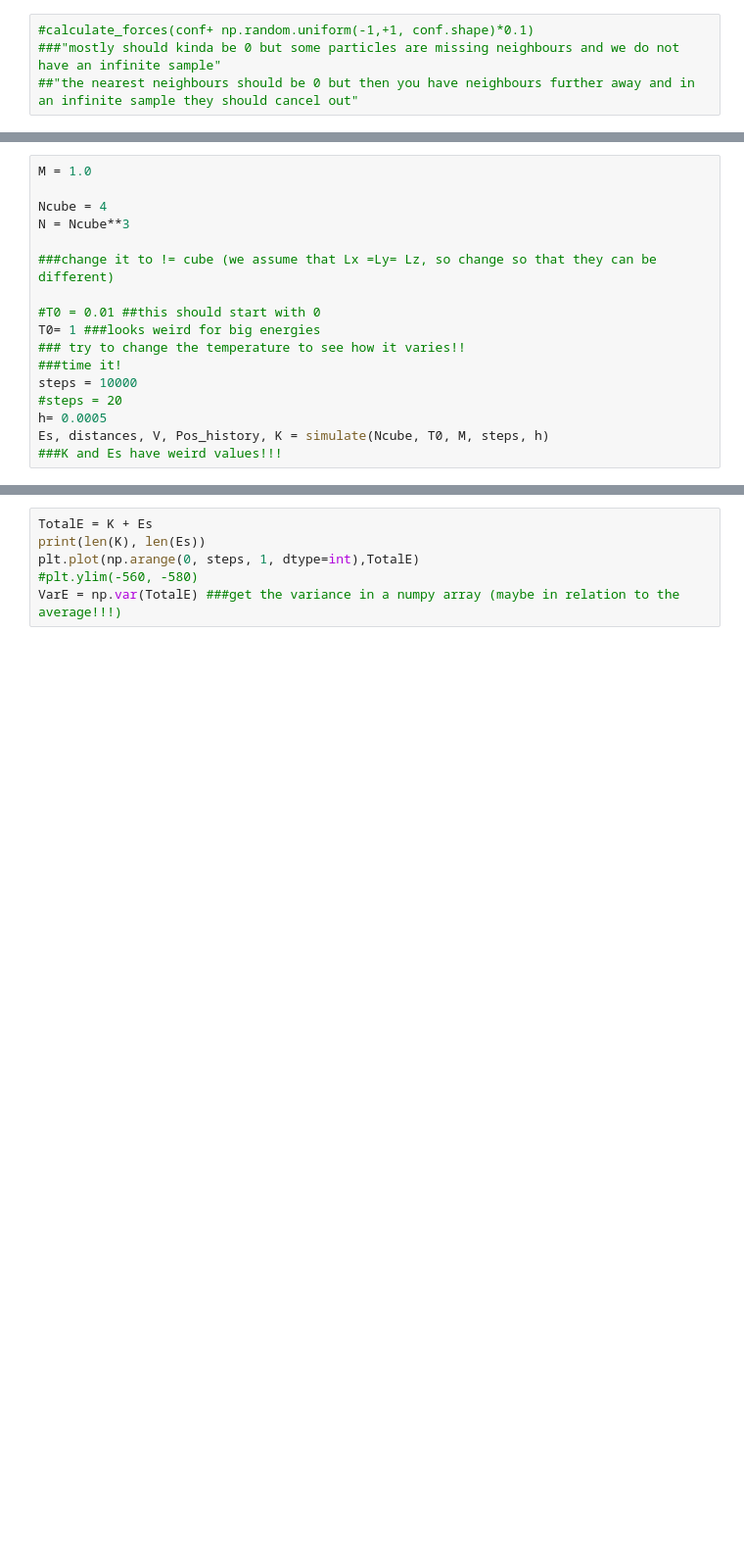
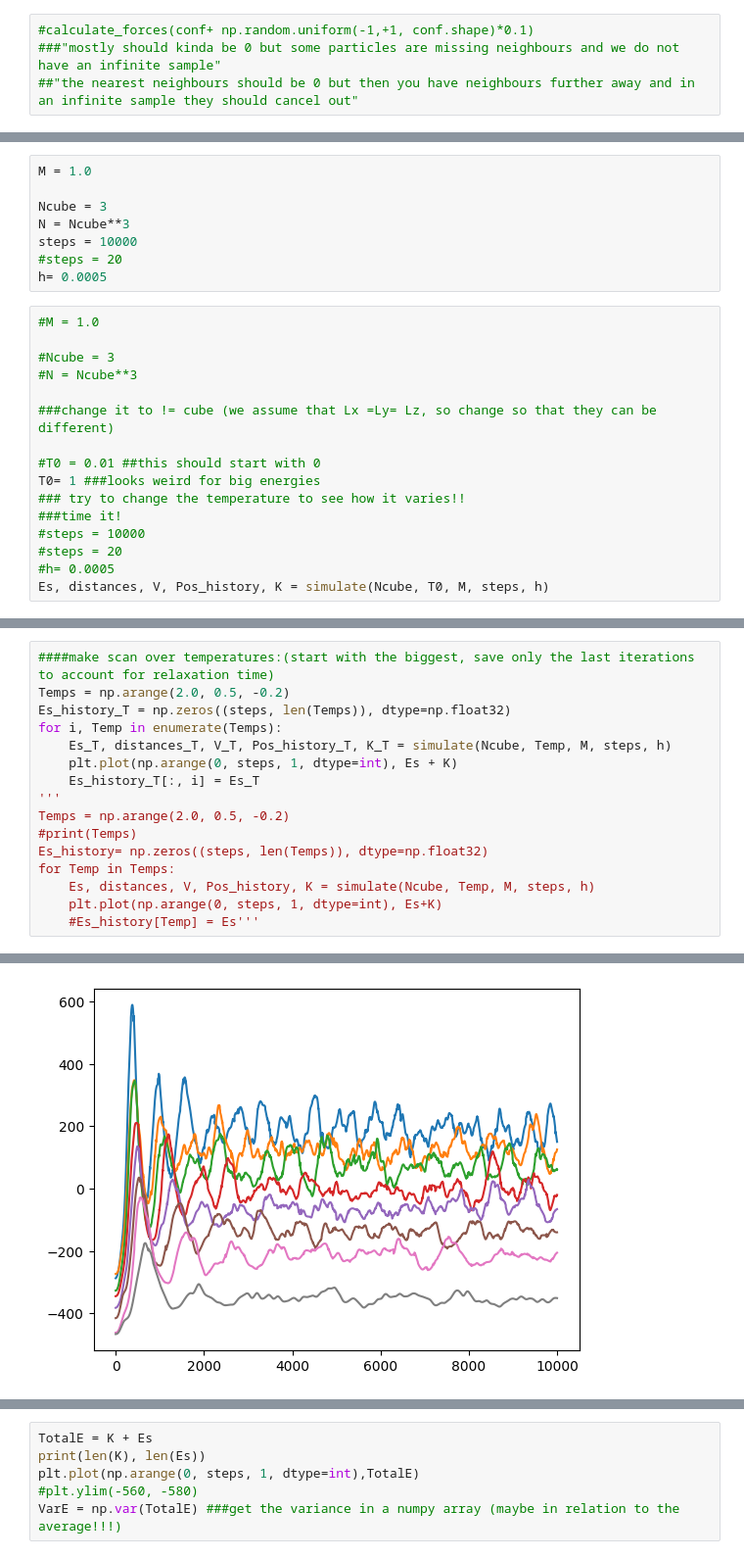
Before and after one commit to anahelena00/MS, a Jupyter notebook: try.ipynb, the cells around one changed output, grey strips where cells are left out. Shown at 98% size. Drawn from its saved outputs; the diff is of its cells as text; blank space fills up the shorter version.

Commit message:
Add files via upload
scan over T

```diff
--- a/try.ipynb
+++ b/try.ipynb
@@ -275,10 +231,18 @@ def simulate(Ncube, T0, M, steps, h):
 
     return E, distance, V, Pos_history, K
+# %%
+M = 1.0
+
+Ncube = 3
+N = Ncube**3
+steps = 10000
+#steps = 20
+h= 0.0005
 # %%
-M = 1.0
+#M = 1.0
 
-Ncube = 4
-N = Ncube**3
+#Ncube = 3
+#N = Ncube**3
 
 ###change it to != cube (we assume that Lx =Ly= Lz, so change so that they can be different)
 
@@ -286,8 +250,7 @@ N = Ncube**3
 T0= 1 ###looks weird for big energies
 ### try to change the temperature to see how it varies!!
 ###time it!
-steps = 10000
+#steps = 10000
 #steps = 20
-h= 0.0005
+#h= 0.0005
 Es, distances, V, Pos_history, K = simulate(Ncube, T0, M, steps, h)
-###K and Es have weird values!!!
@@ -298,0 +257,17 @@ array([413.08972217, 413.04164536, 412.96491921, ..., 387.62783095,
+# %%
+####make scan over temperatures:(start with the biggest, save only the last iterations to account for relaxation time)
+Temps = np.arange(2.0, 0.5, -0.2)
+Es_history_T = np.zeros((steps, len(Temps)), dtype=np.float32)
+for i, Temp in enumerate(Temps):
+    Es_T, distances_T, V_T, Pos_history_T, K_T = simulate(Ncube, Temp, M, steps, h)
+    plt.plot(np.arange(0, steps, 1, dtype=int), Es + K)
+    Es_history_T[:, i] = Es_T
+'''
+Temps = np.arange(2.0, 0.5, -0.2)
+#print(Temps)
+Es_history= np.zeros((steps, len(Temps)), dtype=np.float32)
+for Temp in Temps:
+    Es, distances, V, Pos_history, K = simulate(Ncube, Temp, M, steps, h)
+    plt.plot(np.arange(0, steps, 1, dtype=int), Es+K)
+    #Es_history[Temp] = Es'''
+# %% [output]
@@ -298,0 +275 @@ array([413.08972217, 413.04164536, 412.96491921, ..., 387.62783095,
+[figure, added]
```
Also changed, not shown: parts of 10 cells of this notebook.
